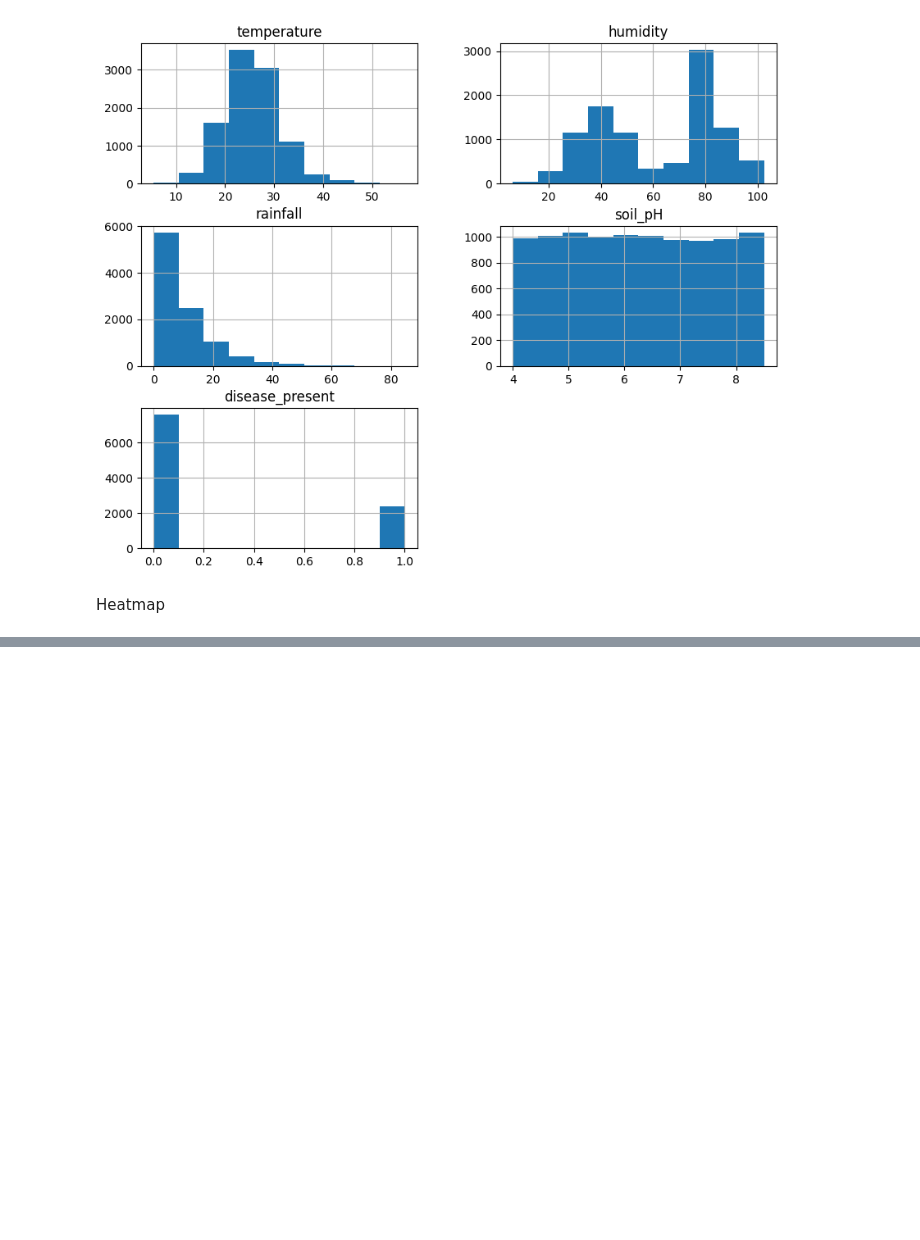
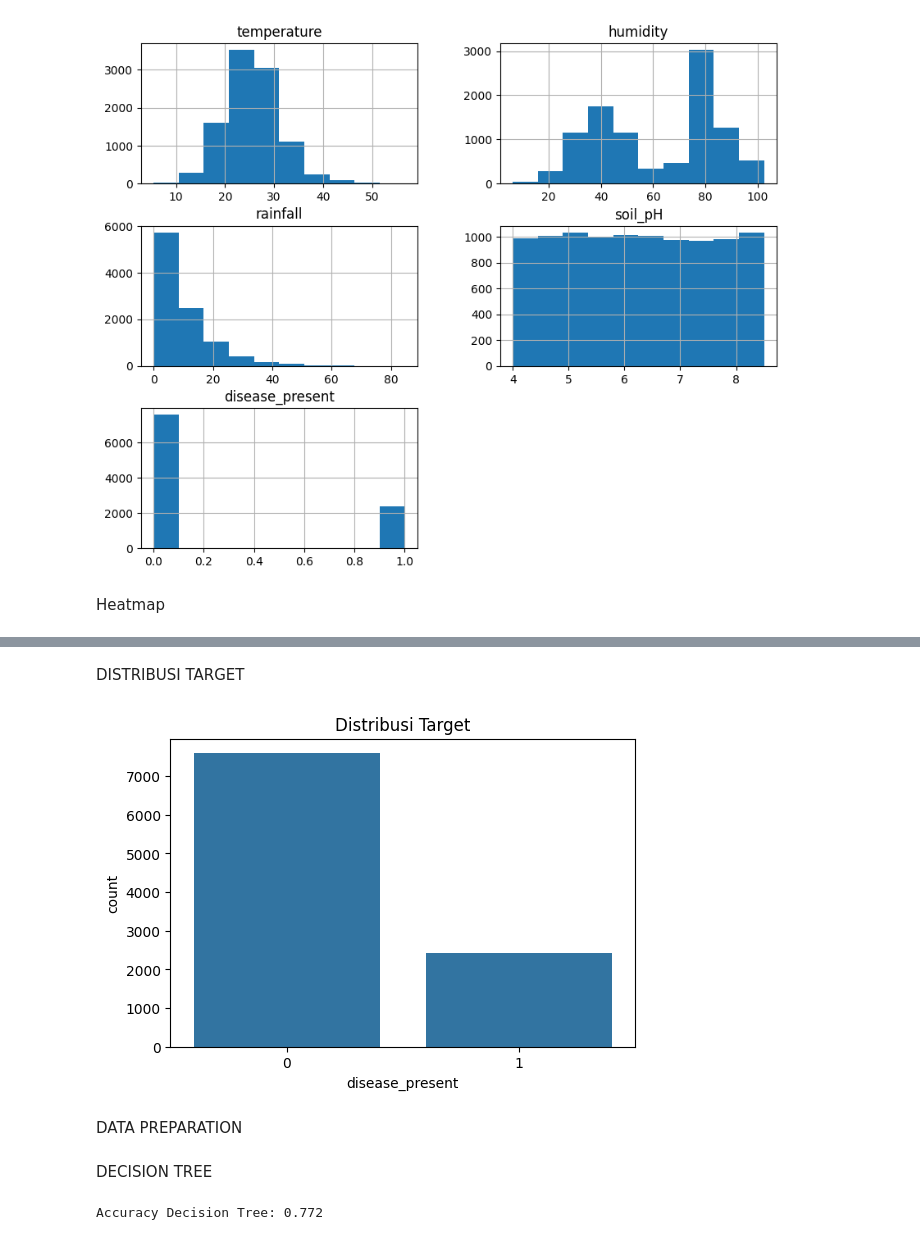
Before and after one commit to wildansonhajul1-dev/UAS-KecerdasanBuatan-PrediksiPenyakitTanamanMenggunakanAlgoritmaDecisionTreedanK-NearestNeighbor, a Jupyter notebook: uas_model.ipynb, the cells around one changed output, grey strips where cells are left out. Saved outputs shown, nothing was run; the diff lists cells and outputs as text; code cells hidden in the pictures; blank space fills up the shorter version.

```diff
--- a/uas_model.ipynb
+++ b/uas_model.ipynb
@@ -22,6 +23,5 @@ from sklearn.metrics import (
 # %%
-df = pd.read_csv('/content/plant_disease_dataset.csv')
-
+df = pd.read_csv('plant_disease_dataset.csv')
 df.head()
 # %% [output]
 |  | temperature | humidity | rainfall | soil_pH | disease_present |
@@ -245,0 +93,13 @@ plt.show()
+# %% [markdown]
+DISTRIBUSI TARGET
+# %%
+target_col = df.columns[-1]  # otomatis ambil kolom terakhir
+
+plt.figure(figsize=(6,4))
+sns.countplot(x=target_col, data=df)
+plt.title("Distribusi Target")
+plt.show()
+# %% [output]
+[figure, added]
+# %% [markdown]
+DATA PREPARATION
@@ -245,0 +120,2 @@ plt.show()
+# %% [markdown]
+DECISION TREE
@@ -245,0 +127,4 @@ plt.show()
+# %%
+print("Accuracy Decision Tree:", accuracy_score(y_test, dt_pred))
+# %% [output]
+Accuracy Decision Tree: 0.772
```
Also changed, not shown: parts of 41 cells of this notebook.
